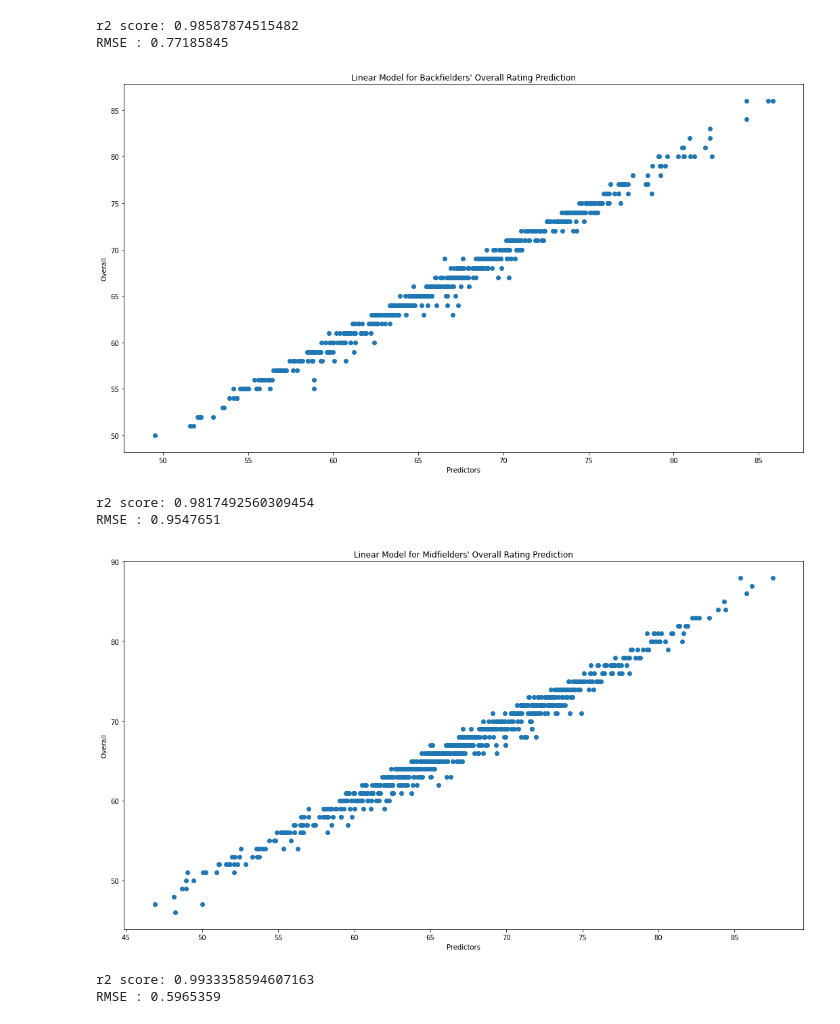
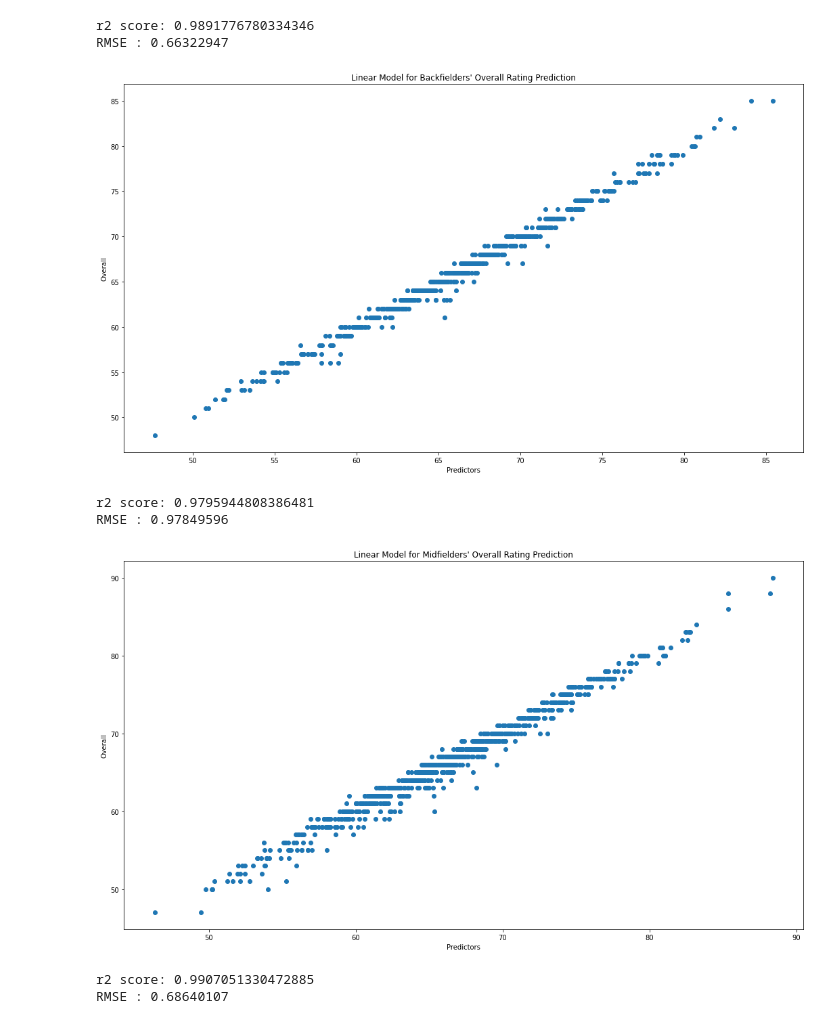
Before and after one commit to AmazingTai/Machine-Learning-2021-Project, a Jupyter notebook: Code/Prediction_Neural_Network_2.0.ipynb, the cells around one changed output. Saved outputs shown, nothing was run; the diff lists cells and outputs as text; code cells hidden in the pictures.

```diff
--- a/Code/Prediction_Neural_Network_2.0.ipynb
+++ b/Code/Prediction_Neural_Network_2.0.ipynb
@@ -155,28 +155,28 @@ criterion = nn.MSELoss(size_average=False)
 Train_Regression(regressor_bk, optimizer, criterion, n_batch)
 # %%
 # Testing
-y_test_out = regressor_all(X_test_tensor)
+y_test_out_bk = regressor_all(X_test_tensor)
 
 #Finding the r2 score and root mean squared error
-print('r2 score: '+str(r2_score(y_test_tensor, y_test_out.detach().numpy())))
-print('RMSE : '+str(np.sqrt(mean_squared_error(y_test_tensor, y_test_out.detach().numpy()))))
+print('r2 score: '+str(r2_score(y_test_tensor_bk, y_test_out_bk.detach().numpy())))
+print('RMSE : '+str(np.sqrt(mean_squared_error(y_test_tensor_bk, y_test_out_bk.detach().numpy()))))
 # %% [output]
-r2 score: 0.98587874515482
-RMSE : 0.77185845
+r2 score: 0.9891776780334346
+RMSE : 0.66322947
 # %%
 # Plot the results
 plt.figure(figsize=(18,10))
-plt.scatter(y_test_out.detach().numpy(), y_test_tensor.numpy())
+plt.scatter(y_test_out_bk.detach().numpy(), y_test_tensor_bk.numpy())
 plt.xlabel("Predictors")
 plt.ylabel('Overall')
 plt.title("Linear Model for Backfielders' Overall Rating Prediction")
 plt.show()
 # %% [output]
-[figure, old version]
+[figure, new version]
 # %%
 # Neural network to predict ratings for midfielders
 # Data from midfielders
-X_train_tensor, X_val_tensor, X_test_tensor, y_train_tensor, y_val_tensor, y_test_tensor, n_batch = Tensorize(df_md)
+X_train_tensor, X_val_tensor, X_test_tensor, y_train_tensor, y_val_tensor, y_test_tensor_md, n_batch = Tensorize(df_md)
 # %%
 # Regression model for midfielders
 regressor_md = RegressionNN(X_train_tensor.shape[1])
@@ -187,24 +187,24 @@ criterion = nn.MSELoss(size_average=False)
 Train_Regression(regressor_md, optimizer, criterion, n_batch)
 # %%
 # Testing
-y_test_out = regressor_all(X_test_tensor)
+y_test_out_md = regressor_all(X_test_tensor)
 
 #Finding the r2 score and root mean squared error
-print('r2 score: '+str(r2_score(y_test_tensor, y_test_out.detach().numpy())))
-print('RMSE : '+str(np.sqrt(mean_squared_error(y_test_tensor, y_test_out.detach().numpy()))))
+print('r2 score: '+str(r2_score(y_test_tensor_md, y_test_out_md.detach().numpy())))
+print('RMSE : '+str(np.sqrt(mean_squared_error(y_test_tensor_md, y_test_out_md.detach().numpy()))))
 # %% [output]
-r2 score: 0.9817492560309454
-RMSE : 0.9547651
+r2 score: 0.9795944808386481
+RMSE : 0.97849596
 # %%
 # Plot the results
 plt.figure(figsize=(18,10))
-plt.scatter(y_test_out.detach().numpy(), y_test_tensor.numpy())
+plt.scatter(y_test_out_md.detach().numpy(), y_test_tensor_md.numpy())
 plt.xlabel("Predictors")
 plt.ylabel('Overall')
 plt.title("Linear Model for Midfielders' Overall Rating Prediction")
 plt.show()
 # %% [output]
-[figure, old version]
+[figure, new version]
 # %%
 # Neural network to predict ratings for strikers / forwards
 # Data from strikers
@@ -219,14 +219,14 @@ criterion = nn.MSELoss(size_average=False)
 Train_Regression(regressor_fwd, optimizer, criterion, n_batch)
 # %%
 # Testing
-y_test_out = regressor_all(X_test_tensor)
+y_test_out_fwd = regressor_all(X_test_tensor)
 
 #Finding the r2 score and root mean squared error
-print('r2 score: '+str(r2_score(y_test_tensor, y_test_out.detach().numpy())))
-print('RMSE : '+str(np.sqrt(mean_squared_error(y_test_tensor, y_test_out.detach().numpy()))))
+print('r2 score: '+str(r2_score(y_test_tensor_fwd, y_test_out_fwd.detach().numpy())))
+print('RMSE : '+str(np.sqrt(mean_squared_error(y_test_tensor_fwd, y_test_out_fwd.detach().numpy()))))
 # %% [output]
-r2 score: 0.9933358594607163
-RMSE : 0.5965359
+r2 score: 0.9907051330472885
+RMSE : 0.68640107
 # %%
 # Plot the results
 plt.figure(figsize=(18,10))
```
Also changed, not shown: parts of 9 cells of this notebook, 1 other file.
